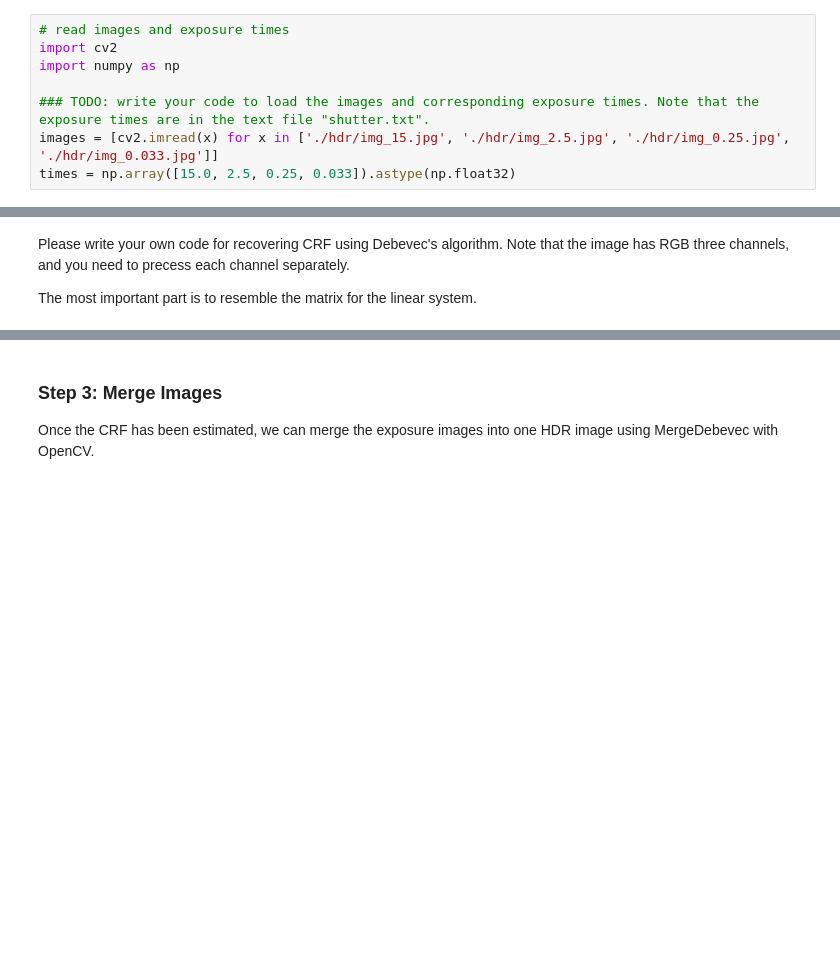
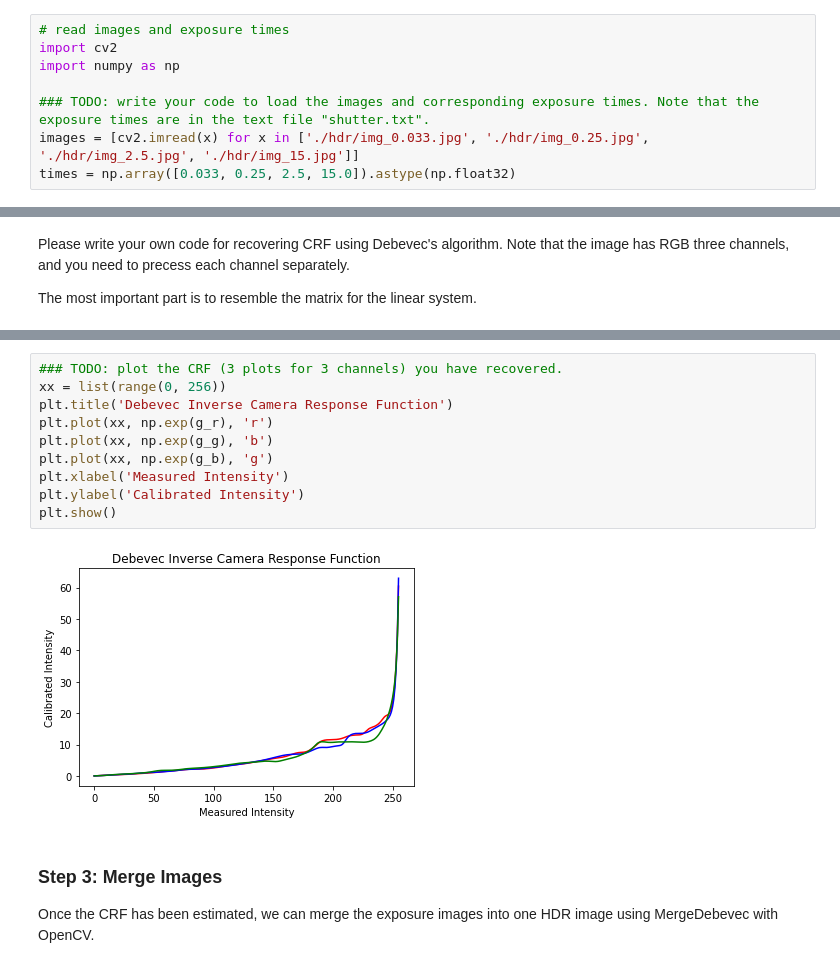
Before and after one commit to DIY-Z/HDRITask, a Jupyter notebook: High_Dynamic_Range_Imaging.ipynb, the cells around one changed output, grey strips where cells are left out. Saved outputs shown, nothing was run; the diff lists cells and outputs as text; blank space fills up the shorter version.

```diff
--- a/High_Dynamic_Range_Imaging.ipynb
+++ b/High_Dynamic_Range_Imaging.ipynb
@@ -48,8 +48,8 @@ import cv2
 import numpy as np
 
 ### TODO: write your code to load the images and corresponding exposure times. Note that the exposure times are in the text file "shutter.txt".
-images = [cv2.imread(x) for x in ['./hdr/img_15.jpg', './hdr/img_2.5.jpg', './hdr/img_0.25.jpg', './hdr/img_0.033.jpg']]
-times = np.array([15.0, 2.5, 0.25, 0.033]).astype(np.float32)
+images = [cv2.imread(x) for x in ['./hdr/img_0.033.jpg', './hdr/img_0.25.jpg', './hdr/img_2.5.jpg', './hdr/img_15.jpg']]
+times = np.array([0.033, 0.25, 2.5, 15.0]).astype(np.float32)
 # %% [markdown]
 ## Step 2: Align Images
 # %% [markdown]
@@ -116,3 +223,15 @@ crf = None
+# %%
+### TODO: plot the CRF (3 plots for 3 channels) you have recovered.
+xx = list(range(0, 256))
+plt.title('Debevec Inverse Camera Response Function')
+plt.plot(xx, np.exp(g_r), 'r')
+plt.plot(xx, np.exp(g_g), 'b')
+plt.plot(xx, np.exp(g_b), 'g')
+plt.xlabel('Measured Intensity')
+plt.ylabel('Calibrated Intensity')
+plt.show()
+# %% [output]
+[figure, added]
 # %% [markdown]
 ### Step 3: Merge Images
 
```
Also changed, not shown: parts of 7 cells of this notebook.
